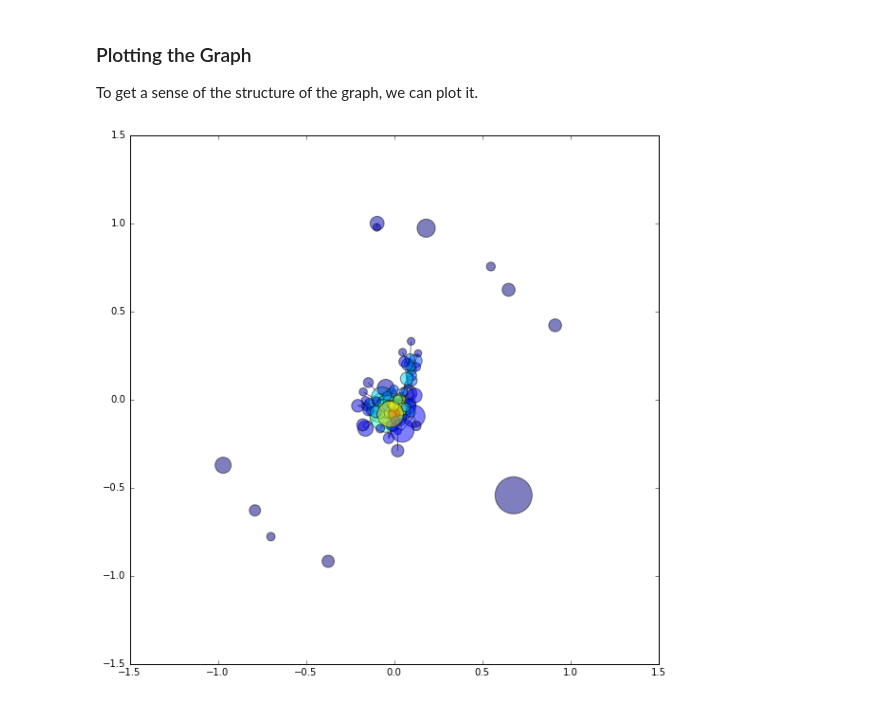
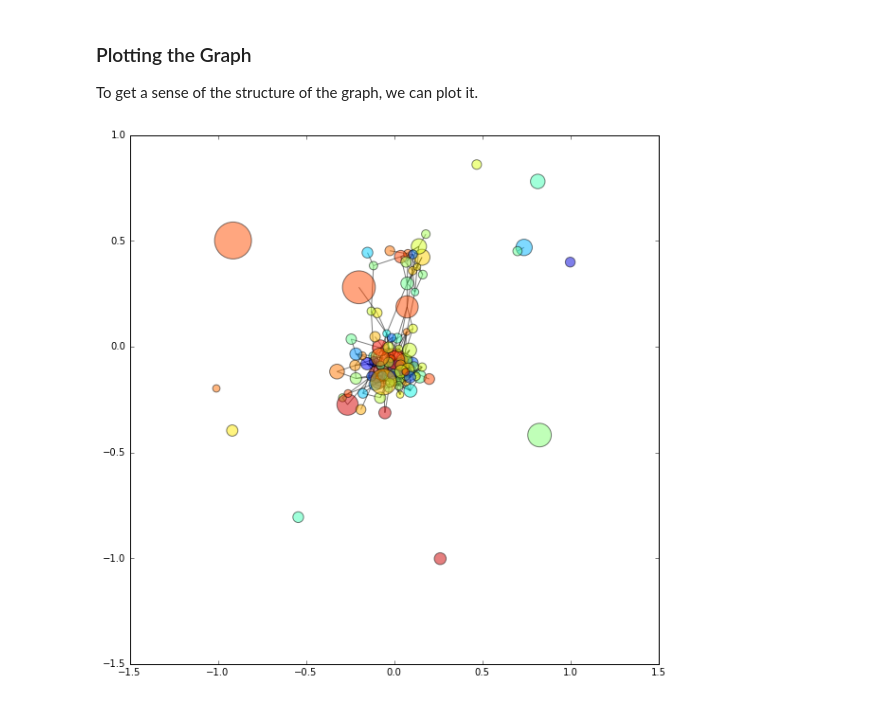
Before and after one commit to jaydik/dataScienceIntensive, a Jupyter notebook: project/presentationDocs/Dickerson.Presentation.ipynb, the cells around one changed output. Drawn from its saved outputs; the diff is of its cells as text; code cells hidden in the pictures.

```diff
--- a/project/presentationDocs/Dickerson.Presentation.ipynb
+++ b/project/presentationDocs/Dickerson.Presentation.ipynb
@@ -154,30 +155,30 @@ To get a sense of the structure of the graph, we can plot it.
 # %%
 from collections import defaultdict
 from math import exp
 node_list = defaultdict(str)
 
 top_10 = top_100[:10]
 shows = main_data[main_data.title.isin(top_100)].groupby('title')
 
 for x in [show[0] for show in shows]:
     if x in top_10:
         node_list[x] = x
     else:
         node_list[x] = ''
 
 plt.figure(figsize=(10, 10))
 
-pos=nx.spring_layout(G)
+pos=nx.spring_layout(G, k=0.15)
 
 nx.draw_networkx(G,
                  pos,
                  alpha=0.5,
                  nodelist=node_list.keys(),
                  node_size = [show[1]['votes'].mean()/10 for show in shows],
-                 node_color = [G.degree(show) for show in node_list.keys()],
+                 node_color = [show[1]['rating'].mean()/10 for show in shows],
                  with_labels=False)
 # nx.draw_networkx_labels(G, pos, labels=node_list)
 plt.show()
 # %% [output]
-[figure, old version]
+[figure, new version]
 # %% [markdown]
```
Also changed, not shown: parts of 8 cells of this notebook.
